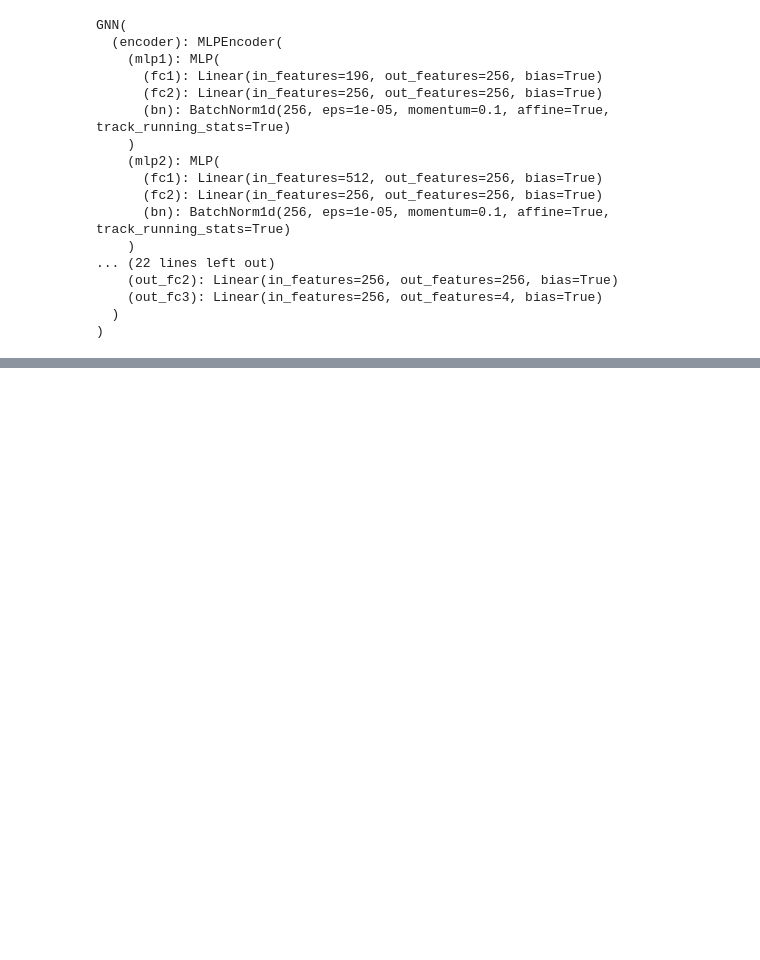
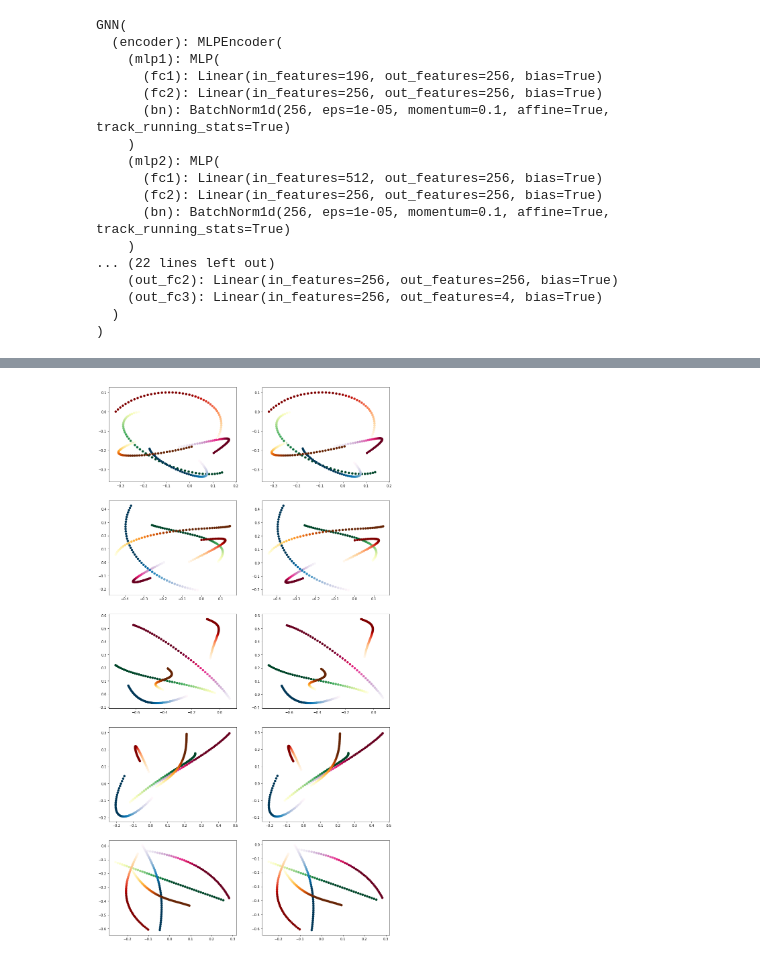
Before and after one commit to ipeter50/discrete_flows, a Jupyter notebook: GNN/GNN.ipynb, the cells around one changed output, grey strips where cells are left out. Saved outputs shown, nothing was run; the diff lists cells and outputs as text; code cells hidden in the pictures; blank space fills up the shorter version.

Commit message:
Fix reconstruction and and multiple samples uncertainty

```diff
--- a/GNN/GNN.ipynb
+++ b/GNN/GNN.ipynb
@@ -221,11 +209,13 @@ def test():
 # %%
-NUM_EPOCHS = 50
+NUM_EPOCHS = 10
 NUM_TIMESTEPS = 49
 dims = 4
 PREDICTION_STEPS = 10
 VAR = 5e-5
 
 PRIOR =False
+
+SUFFIX = "_charged5"
 
 TAU = Variable(torch.FloatTensor([0.5]), requires_grad=False).cuda()
 HARD = False
@@ -234,6 +224,12 @@ NUM_ATOMS = 5
 EDGE_TYPES = 2
 
 DECODER_TYPE = "mlp"
+# DECODER_TYPE = "mlp"
+# DECODER_TYPE = "rnn"
+
+DECODER_HIDDEN = 256
+SKIP_FIRST = False
+DECODER_DROPOUT = 0.0
 
 off_diag = np.ones([NUM_ATOMS, NUM_ATOMS]) - np.eye(NUM_ATOMS)
 
@@ -326,23 +329,40 @@ Epoch: 0032 nll_train: 1329.5717773438 kl_train: -0.6981881857 mse_train: 0.0006
 # %%
 f, axarr = plt.subplots(5, 2, figsize=(15, 30))
-batch = next(iter(valid_loader))[0][:5]
-# print(batch.shape)
-reconstruction = model(batch.cuda())
+batch = next(iter(test_loader))[0][0:5]
+
+model.encoder.eval()
+model.decoder.eval()
+
+x = batch.narrow(2,0,49).cuda()
+logits = model.encoder(x, rel_rec, rel_send)
+edges = gumbel_softmax(logits, tau=TAU, hard=HARD)
+prediction = model.decoder(x, edges, rel_rec, rel_send,1)
+
+
 maps = [cm.PuRd, cm.YlGn, cm.PuBu, cm.YlOrBr, cm.OrRd]
 
+# maps = ['g', 'b', 'k', 'r', 'c']
+
 for i, ax in enumerate(axarr.flat):
-    b = torch.transpose(batch[i//2], 1,2)
+    b = torch.transpose(x[i//2], 1,2)
 #     print(b.shape)
     if i%2==0:
         for j in range(5):
             cmap = maps[j](10*np.arange(49))
             ax.scatter(b[j][0], b[j][1], c=cmap)
-#             ax.axis("off")
+
+#             cmap = maps[j]
+#             ax.scatter(b[j][0], b[j][1], c=cmap, alpha=1)
+
+
     else:
 
-        b = torch.transpose(reconstruction[i//2], 1,2).cpu().detach().numpy()
+        b = torch.transpose(prediction[i//2], 1,2).cpu().detach().numpy()
 #         print(b.shape)
         for j in range(5):
             cmap = maps[j](10*np.arange(48))
             ax.scatter(b[j][0], b[j][1], c=cmap)
-#             ax.axis("off")
+#                 cmap = maps[j]
+#                 ax.scatter(b[j][0], b[j][1], c=cmap, alpha = 0.05)
+# %% [output]
+[figure, added]
```
Also changed, not shown: parts of 9 cells of this notebook.
